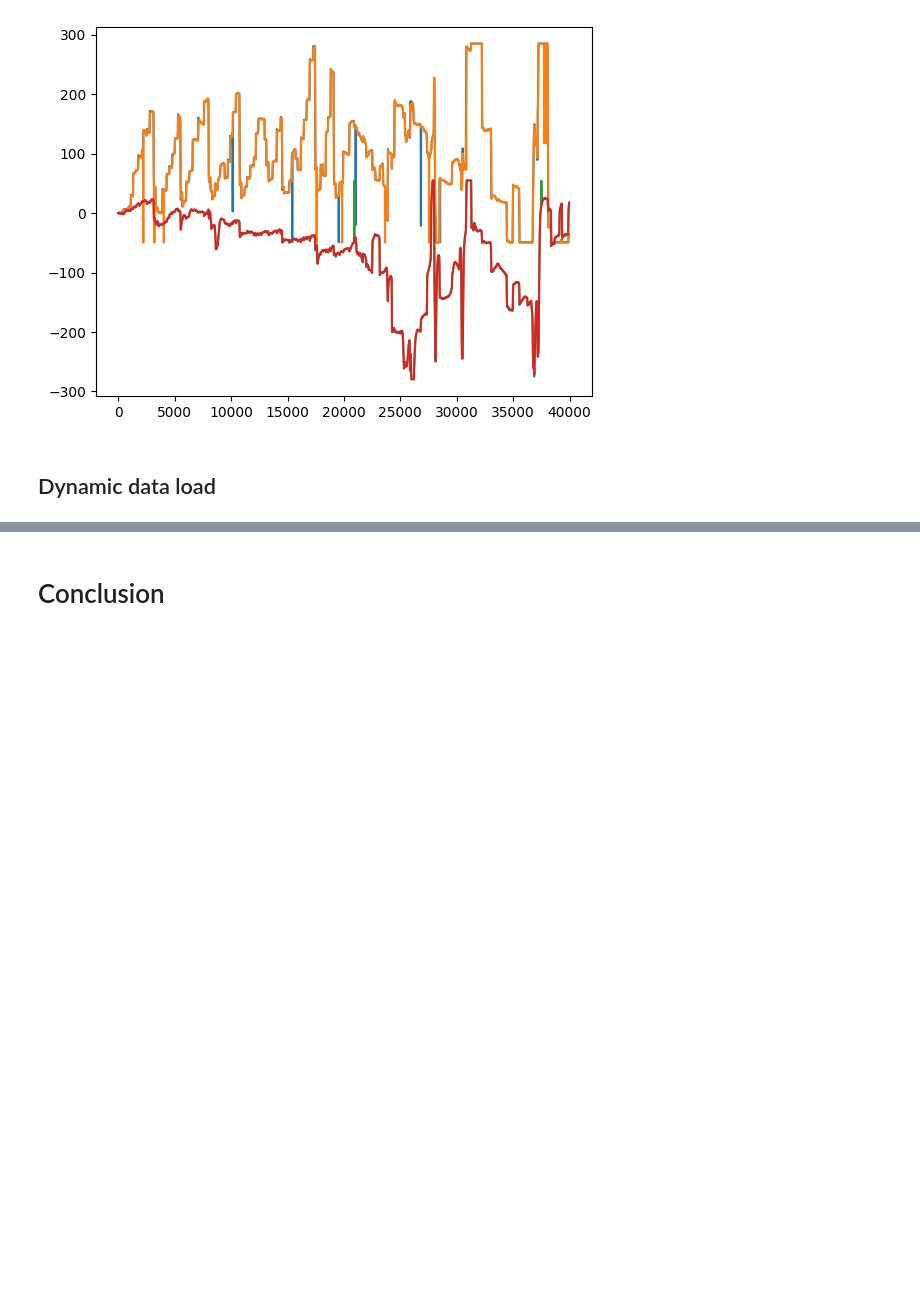
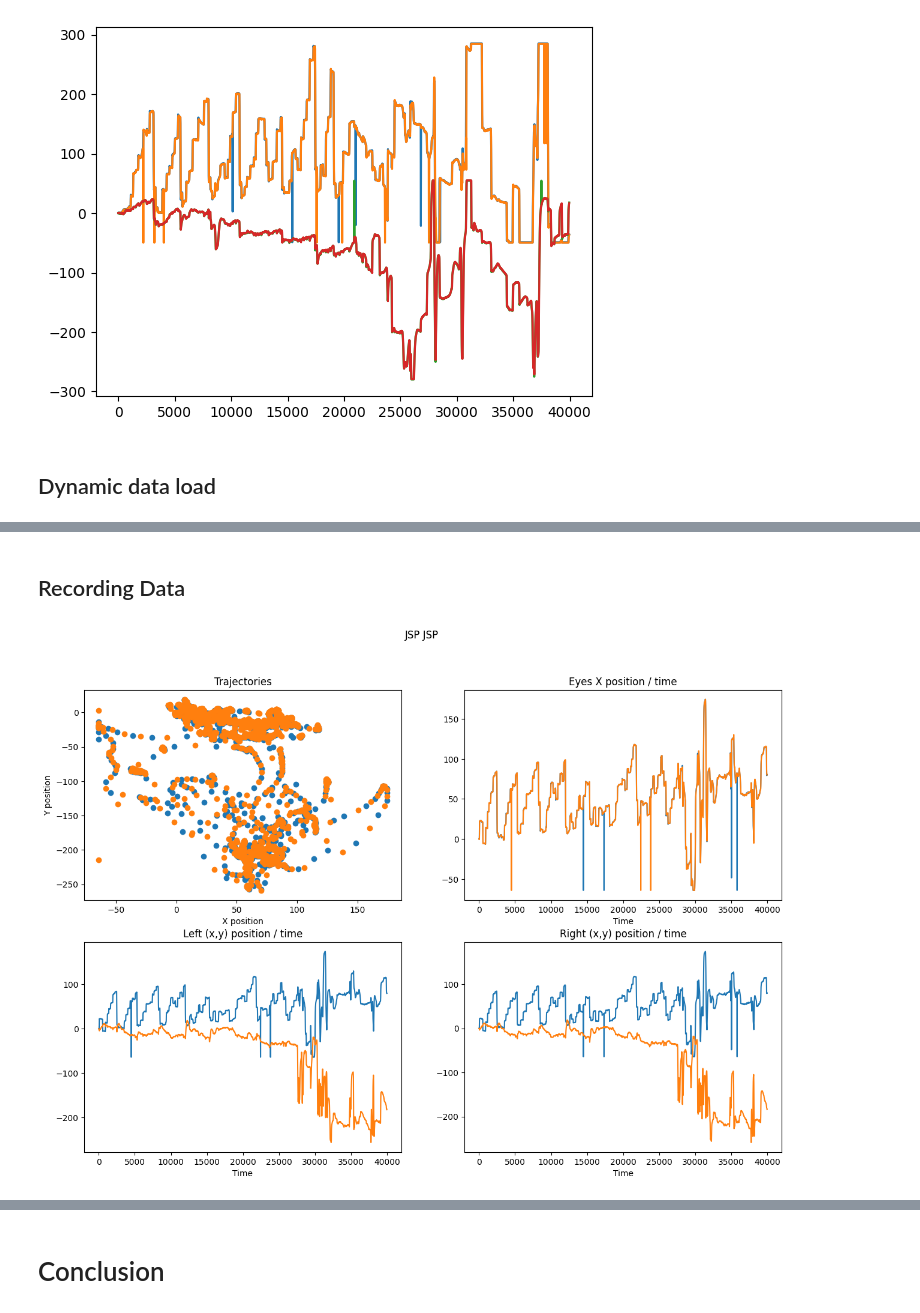
Before and after one commit to Maelle05/DyslexIA, a Jupyter notebook: data-exploration/Dataset-bis.ipynb, the cells around one changed output, grey strips where cells are left out. Saved outputs shown, nothing was run; the diff lists cells and outputs as text; code cells hidden in the pictures; blank space fills up the shorter version.

```diff
--- a/data-exploration/Dataset-bis.ipynb
+++ b/data-exploration/Dataset-bis.ipynb
@@ -210,0 +211,12 @@ plot_subject_data(my_subject)
+# %% [markdown]
+## Recording Data
+# %%
+recording_data = {
+    'id' : 'JSP',
+    'type' : 'JSP',
+    'data': pd.read_csv('../data/2emeDataset/Dyslexic/Recording Data.csv', index_col=0)
+}
+
+plot_subject_data(recording_data)
+# %% [output]
+[figure, added]
```
Also changed, not shown: parts of 5 cells of this notebook, 2 other files.
